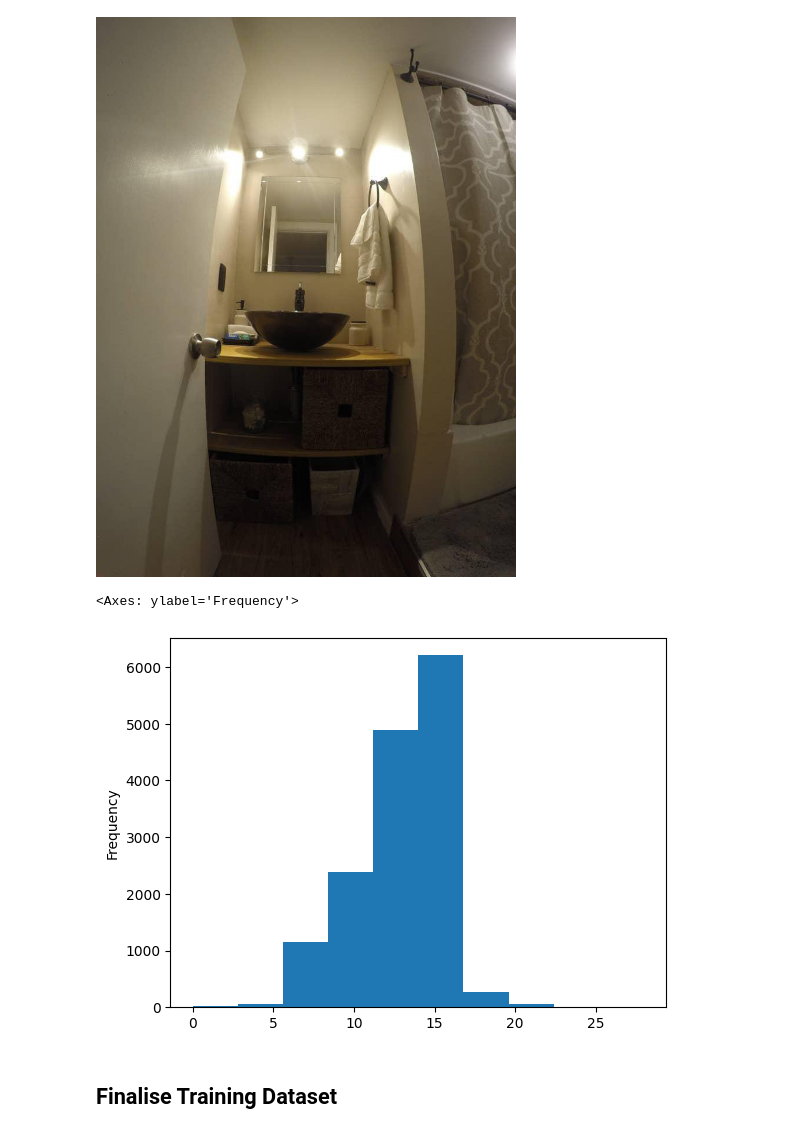
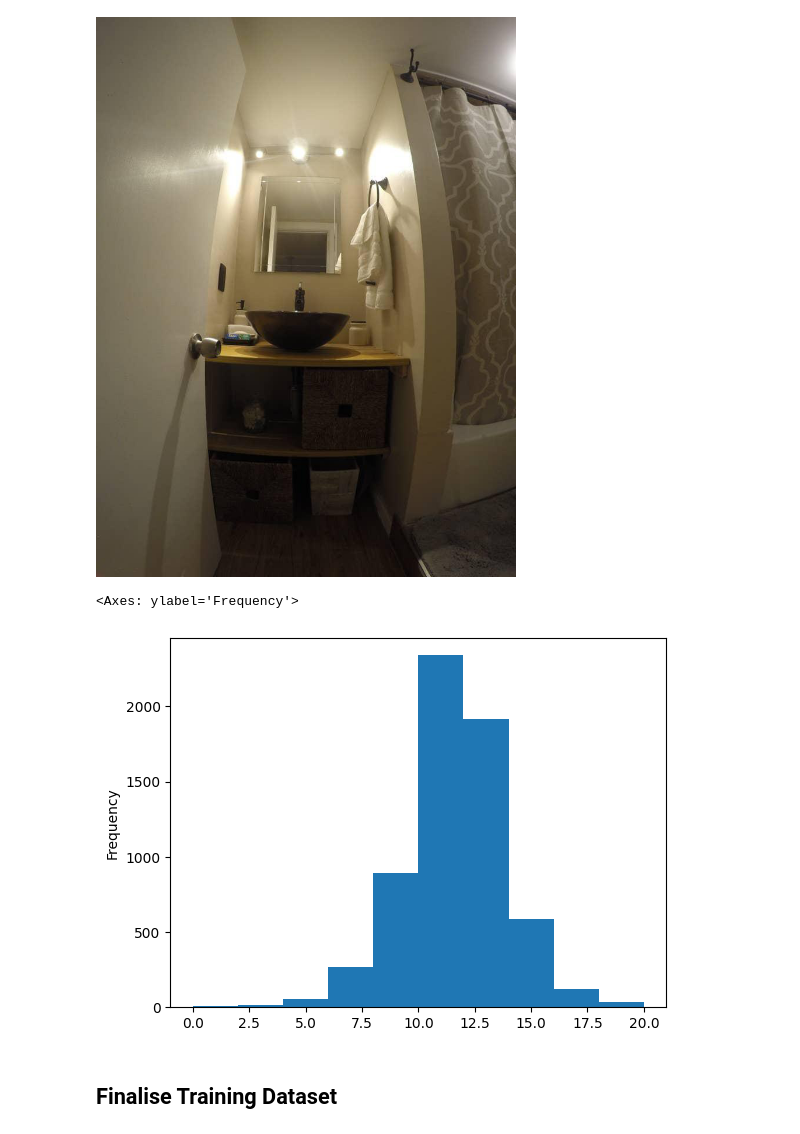
Before and after one commit to ngrq123/same-space, a Jupyter notebook: notebooks/1. Create Training Dataset.ipynb, the cells around one changed output. Cells and saved outputs as stored; diff of their text form; code cells hidden in the pictures.

```diff
--- a/notebooks/1. Create Training Dataset.ipynb
+++ b/notebooks/1. Create Training Dataset.ipynb
@@ -56,10 +56,18 @@ os.path.basename('..\data\airbnb data\training data\kitchen\seattle_5680462_4.jp
 ## Functions that Determine Label
 # %%
 def is_duplicate(path_1, path_2):
+    # Check if space/room type matches
+    file1_folder = os.path.split(os.path.dirname(path_1))[-1]
+    file2_folder = os.path.split(os.path.dirname(path_2))[-1]
+
+    # Check if city and room id matches
     filename_1_parts = os.path.basename(path_1).split('_')
     filename_2_parts = os.path.basename(path_2).split('_')
+
     # {city}_{roomid}_{match number}.jpg
-    return filename_1_parts[0] == filename_2_parts[0] and filename_1_parts[1] == filename_2_parts[1]
+    return file1_folder == file2_folder and \
+        filename_1_parts[0] == filename_2_parts[0] and \
+        filename_1_parts[1] == filename_2_parts[1]
 
 def get_class(path_1, path_2):
     return int(is_duplicate(path_1, path_2))
@@ -213,11 +224,11 @@ Image.open('..\\data\\airbnb data\\training data\\bathroom\\boston_16559025_1.jp
 [figure]
 # %%
 non_duplicate_pairs_df['sampling_weight'] = 1 / np.exp(non_duplicate_pairs_df['similarity'])
-non_duplicate_pairs_df = non_duplicate_pairs_df.sample(15060, weights=non_duplicate_pairs_df['sampling_weight'], random_state=0)
+non_duplicate_pairs_df = non_duplicate_pairs_df.sample(6236, weights=non_duplicate_pairs_df['sampling_weight'], random_state=0)
 non_duplicate_pairs_df['similarity'].plot(kind='hist')
 # %% [output]
 <Axes: ylabel='Frequency'>
-[figure, old version]
+[figure, new version]
 # %% [markdown]
 ## Finalise Training Dataset
 # %%
```
Also changed, not shown: parts of 14 cells of this notebook, 3 other files.
